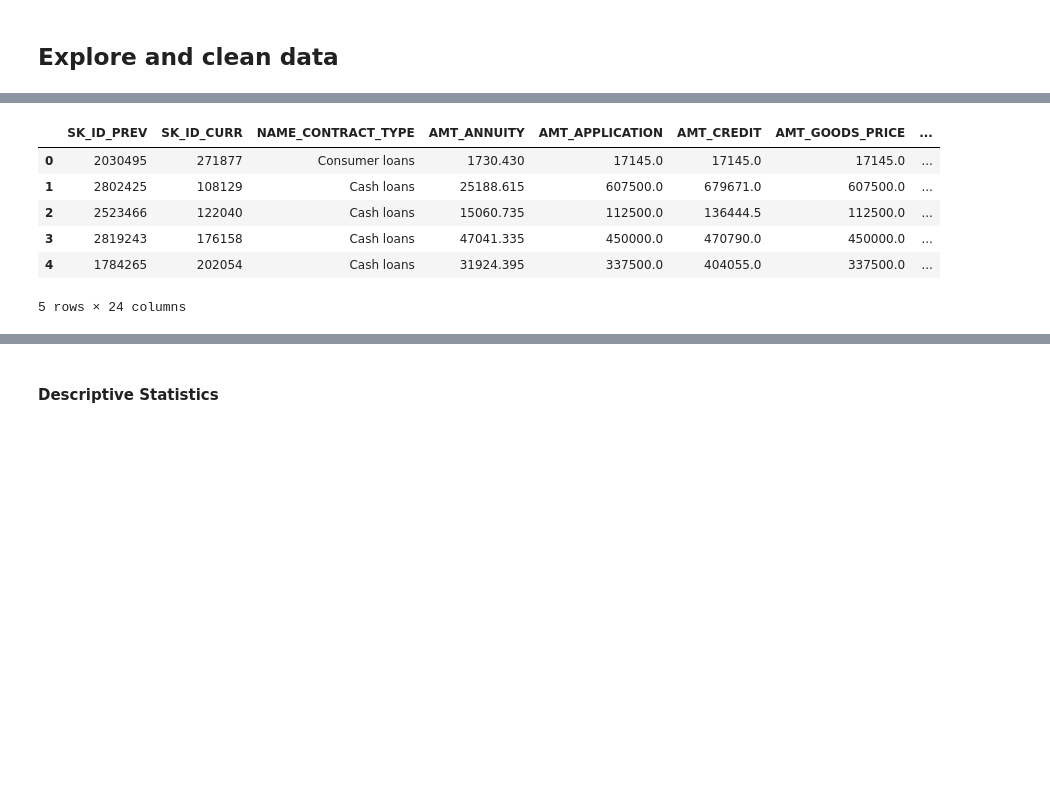
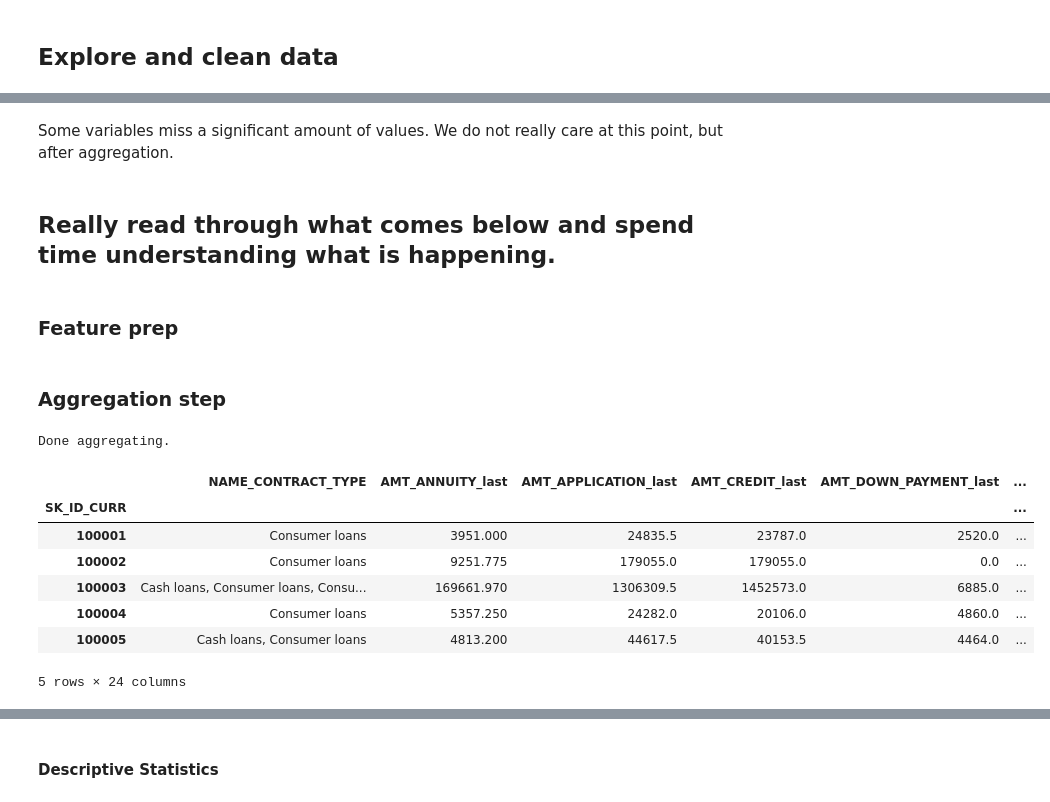
Before and after one commit to nboratlay/HomeCreditDefaultRisk, a Jupyter notebook: Prev_application_table.ipynb, the cells around one changed output, grey strips where cells are left out. Cells and saved outputs as stored; diff of their text form; code cells hidden in the pictures; blank space fills up the shorter version.

Commit message:
Saylan's code worked over, all processed aggregations included in model

```diff
--- a/Prev_application_table.ipynb
+++ b/Prev_application_table.ipynb
@@ -130,3 +72,0 @@ My dataset has 1670214 rows and 26 columns
-# %%
-#drop irrelevant columns
-df.drop(['WEEKDAY_APPR_PROCESS_START', 'HOUR_APPR_PROCESS_START'], axis = 1, inplace=True)
@@ -132,0 +82,6 @@ df.drop(['WEEKDAY_APPR_PROCESS_START', 'HOUR_APPR_PROCESS_START'], axis = 1, inp
+# %% [markdown]
+Some variables miss a significant amount of values. We do not really care at this point, but after aggregation.
+# %% [markdown]
+## Really read through what comes below and spend time understanding what is happening.
+# %% [markdown]
+### Feature prep
@@ -133,10 +93,55 @@ df.drop(['WEEKDAY_APPR_PROCESS_START', 'HOUR_APPR_PROCESS_START'], axis = 1, inp
+# %%
+# create some new variables that could add value
+df["application_to_credit_ratio"] = df["AMT_APPLICATION"] / df["AMT_CREDIT"]
+df["credit_collateral"] = df["AMT_GOODS_PRICE"] / df["AMT_CREDIT"]
+df["amortization_rate"] = df["AMT_ANNUITY"] / df["AMT_CREDIT"]
+df["AMT_ANNUITY_last"] = df["FLAG_LAST_APPL_PER_CONTRACT_dummy"] * df["AMT_ANNUITY"]
+df["AMT_APPLICATION_last"] = df["FLAG_LAST_APPL_PER_CONTRACT_dummy"] * df["AMT_APPLICATION"]
+df["AMT_CREDIT_last"] = df["FLAG_LAST_APPL_PER_CONTRACT_dummy"] * df["AMT_CREDIT"]
+df["AMT_DOWN_PAYMENT_last"] = df["FLAG_LAST_APPL_PER_CONTRACT_dummy"] * df["AMT_DOWN_PAYMENT"]
+df["AMT_GOODS_PRICE_last"] = df["FLAG_LAST_APPL_PER_CONTRACT_dummy"] * df["AMT_GOODS_PRICE"]
+# %% [markdown]
+### Aggregation step
+# %%
+# aggregation on mortgage id which we merge on later
+df_aggregated = df.groupby("SK_ID_CURR").agg({
+    "NAME_CONTRACT_TYPE" : ', '.join,
+    "AMT_ANNUITY_last" : np.sum,
+    "AMT_APPLICATION_last" : np.sum,
+    "AMT_CREDIT_last" : np.sum,
+    "AMT_DOWN_PAYMENT_last" : np.sum,
+    "AMT_GOODS_PRICE_last" : np.sum,
+    "application_to_credit_ratio" : np.mean,
+    "credit_collateral" : np.mean,
+    "amortization_rate" : np.mean,
+    "NAME_CASH_LOAN_PURPOSE" : ', '.join,
+    "NAME_CONTRACT_STATUS" : ', '.join,
+    "DAYS_DECISION" : np.mean,
+    "NAME_PAYMENT_TYPE" : ', '.join,
+    "CODE_REJECT_REASON" : ', '.join,
+    "NAME_CLIENT_TYPE" : ', '.join,
+    "NAME_GOODS_CATEGORY" : ', '.join,
+    "NAME_PORTFOLIO" : ', '.join,
+    "NAME_PRODUCT_TYPE" : ', '.join,
+    "CHANNEL_TYPE" : ', '.join,
+    "SELLERPLACE_AREA" : ', '.join,
+    "NAME_SELLER_INDUSTRY" : ', '.join,
+    "CNT_PAYMENT" : np.mean,
+    "NAME_YIELD_GROUP" : ', '.join,
+    "PRODUCT_COMBINATION" : ', '.join,
+})
+
+print("Done aggregating.")
+# %% [output]
+Done aggregating.
 # %%
-df.head()
+df_aggregated.head()
 # %% [output]
-|  | SK_ID_PREV | SK_ID_CURR | NAME_CONTRACT_TYPE | AMT_ANNUITY | AMT_APPLICATION | AMT_CREDIT | AMT_GOODS_PRICE | ... |
-| 0 | 2030495 | 271877 | Consumer loans | 1730.430 | 17145.0 | 17145.0 | 17145.0 | ... |
-| 1 | 2802425 | 108129 | Cash loans | 25188.615 | 607500.0 | 679671.0 | 607500.0 | ... |
-| 2 | 2523466 | 122040 | Cash loans | 15060.735 | 112500.0 | 136444.5 | 112500.0 | ... |
-| 3 | 2819243 | 176158 | Cash loans | 47041.335 | 450000.0 | 470790.0 | 450000.0 | ... |
-| 4 | 1784265 | 202054 | Cash loans | 31924.395 | 337500.0 | 404055.0 | 337500.0 | ... |
+|  | NAME_CONTRACT_TYPE | AMT_ANNUITY_last | AMT_APPLICATION_last | AMT_CREDIT_last | AMT_DOWN_PAYMENT_last | ... |
+| SK_ID_CURR |  |  |  |  |  | ... |
+| 100001 | Consumer loans | 3951.000 | 24835.5 | 23787.0 | 2520.0 | ... |
+| 100002 | Consumer loans | 9251.775 | 179055.0 | 179055.0 | 0.0 | ... |
+| 100003 | Cash loans, Consumer loans, Consu... | 169661.970 | 1306309.5 | 1452573.0 | 6885.0 | ... |
+| 100004 | Consumer loans | 5357.250 | 24282.0 | 20106.0 | 4860.0 | ... |
+| 100005 | Cash loans, Consumer loans | 4813.200 | 44617.5 | 40153.5 | 4464.0 | ... |
 5 rows × 24 columns
```
Also changed, not shown: parts of 155 cells of this notebook, 3 other files.
